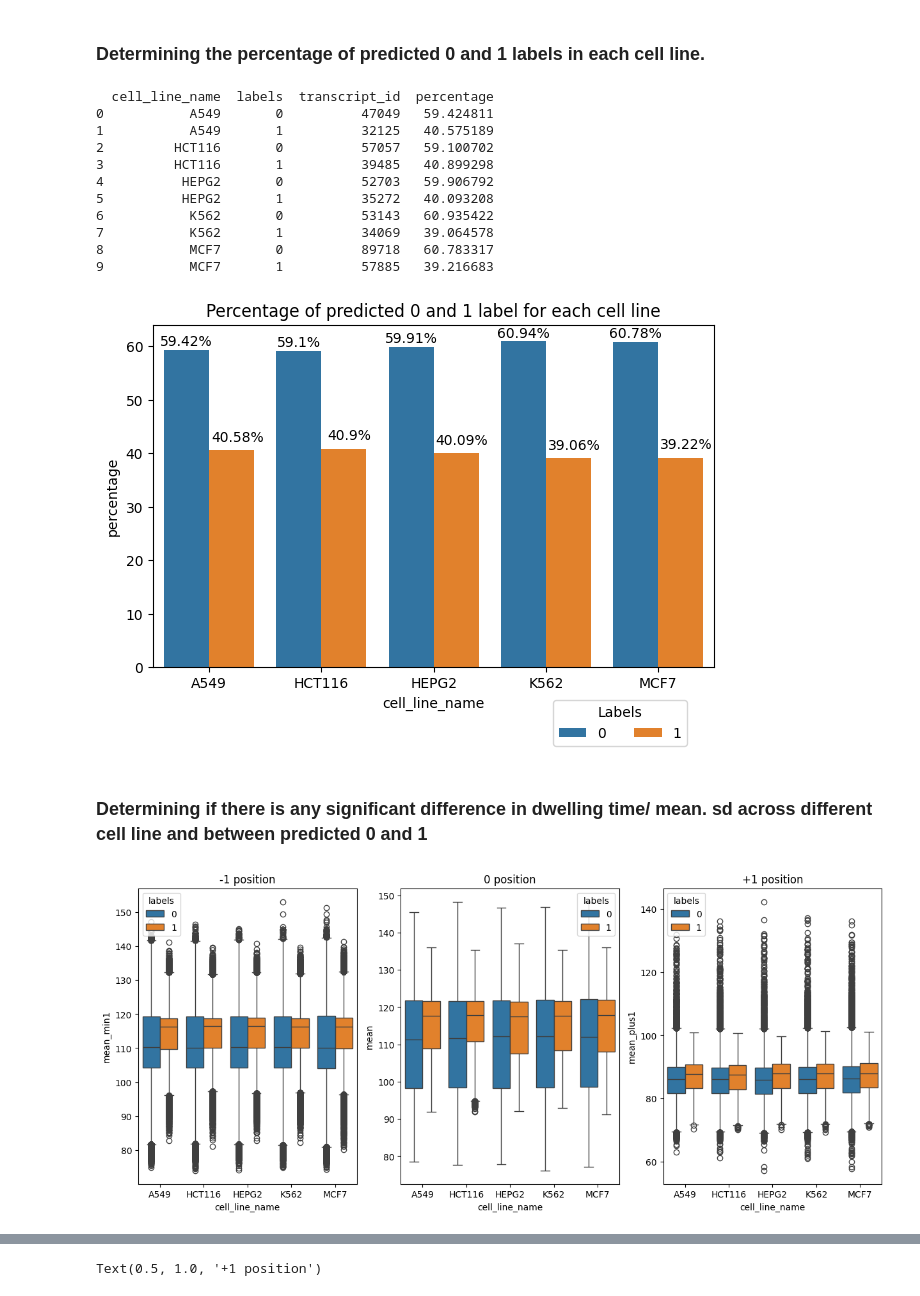
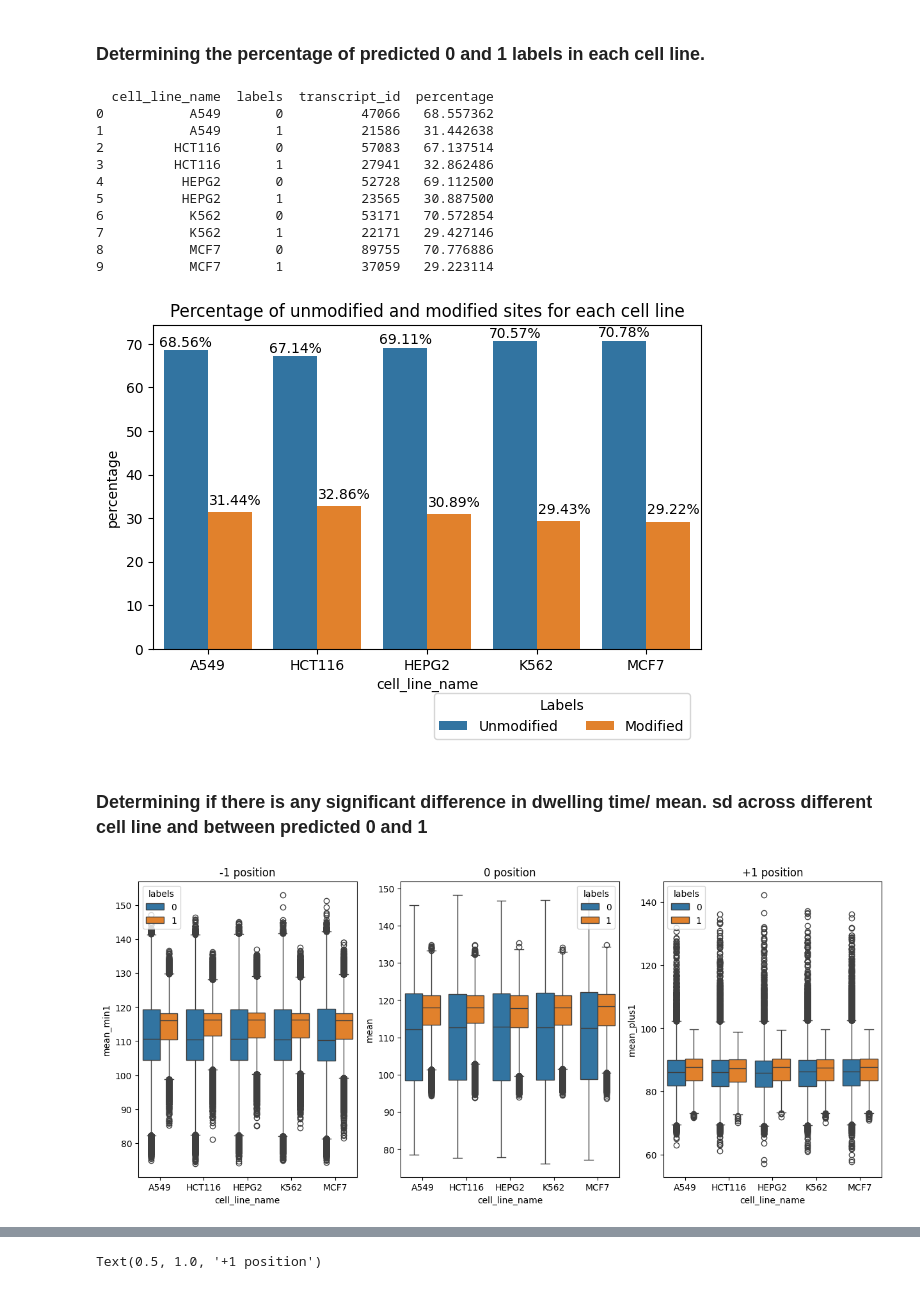
Before and after one commit to OYL02/helix4262, a Jupyter notebook: notebooks/task2.ipynb, the cells around one changed output, grey strips where cells are left out. Drawn from its saved outputs; the diff is of its cells as text; code cells hidden in the pictures.

```diff
--- a/notebooks/task2.ipynb
+++ b/notebooks/task2.ipynb
@@ -146,7 +146,7 @@ Index(['transcript_name', 'json_position', 'nucleotide_seq',
       dtype='object')
 # %%
 # obtaining the labels given a specific threshold
-pred_df['labels'] = pred_df['score'].apply(lambda x: 1 if x >= 0.7 else 0)
+pred_df['labels'] = pred_df['score'].apply(lambda x: 1 if x >= 0.99995 else 0)
 pred_df.columns
 # %% [output]
 Index(['transcript_id', 'transcript_position', 'score', 'cell_line_name',
@@ -368,43 +463,48 @@ final_df['percentage'] = (final_df['transcript_id']/total_count) * 100
 print(final_df)
 # %% [output]
   cell_line_name  labels  transcript_id  percentage
-0           A549       0          47049   59.424811
-1           A549       1          32125   40.575189
-2         HCT116       0          57057   59.100702
-3         HCT116       1          39485   40.899298
-4          HEPG2       0          52703   59.906792
-5          HEPG2       1          35272   40.093208
-6           K562       0          53143   60.935422
-7           K562       1          34069   39.064578
-8           MCF7       0          89718   60.783317
-9           MCF7       1          57885   39.216683
+0           A549       0          47066   68.557362
+1           A549       1          21586   31.442638
+2         HCT116       0          57083   67.137514
+3         HCT116       1          27941   32.862486
+4          HEPG2       0          52728   69.112500
+5          HEPG2       1          23565   30.887500
+6           K562       0          53171   70.572854
+7           K562       1          22171   29.427146
+8           MCF7       0          89755   70.776886
+9           MCF7       1          37059   29.223114
 # %%
 barplot = sns.barplot(data = final_df, x = 'cell_line_name', y = 'percentage', hue = 'labels')
 for index, row in final_df.iterrows():
     # Adjust x and y positions as needed
     if index % 2 == 0:
         x_pos = index % 2  + (index // 2) -0.2 # Offset for bar position
         y_pos = row['percentage'] + 0.2 # Position slightly above the bar
         barplot.text(x_pos, y_pos, f"{round(row['percentage'], 2)}%",
                     ha='center', va='bottom')
     else:
         x_pos = (index-0.75)% 2  + ((index -0.7)// 2)  # Offset for bar position
         y_pos = row['percentage'] + 1 # Position slightly above the bar
         barplot.text(x_pos, y_pos, f"{round(row['percentage'], 2)}%",
                     ha='center', va='bottom')
 
-plt.title("Percentage of predicted 0 and 1 label for each cell line")
-plt.legend(title='Labels', loc='lower left', bbox_to_anchor=(0.7, -0.25), ncol=2)
+new_labels = ['Unmodified', 'Modified']
+handles, _ = barplot.get_legend_handles_labels()
+plt.title("Percentage of unmodified and modified sites for each cell line")
+plt.legend(title='Labels', loc='lower left',  labels = new_labels, handles = handles, bbox_to_anchor=(0.5, -0.3), ncol=2)
 plt.tight_layout()
 plt.show()
 # %% [output]
-[figure, old version]
+[figure, new version]
 # %% [markdown]
 ### Determining if there is any significant difference in dwelling time/ mean. sd across different cell line and between predicted 0 and 1
 # %%
 fig, ax = plt.subplots(1, 3, figsize=(15, 6))
-sns.boxplot(x = 'cell_line_name', y = 'mean_min1', data = combined_df, hue = 'labels', ax = ax[0])
+barplot = sns.boxplot(x = 'cell_line_name', y = 'mean_min1', data = combined_df, hue = 'labels', ax = ax[0])
 ax[0].set_title("-1 position")
+new_labels = ['Unmodified', 'Modified']
+handles, _ = barplot.get_legend_handles_labels()
+plt.legend(title='Labels', loc='lower left',  labels = new_labels, handles = handles, bbox_to_anchor=(0.5, -0.3), ncol=2)
 
 sns.boxplot(x = 'cell_line_name', y = 'mean', data = combined_df, hue = 'labels', ax = ax[1])
 ax[1].set_title("0 position")
@@ -414,4 +514,4 @@ ax[2].set_title("+1 position")
 
 plt.show()
 # %% [output]
-[figure, old version]
+[figure, new version]
```
Also changed, not shown: parts of 17 cells of this notebook.
